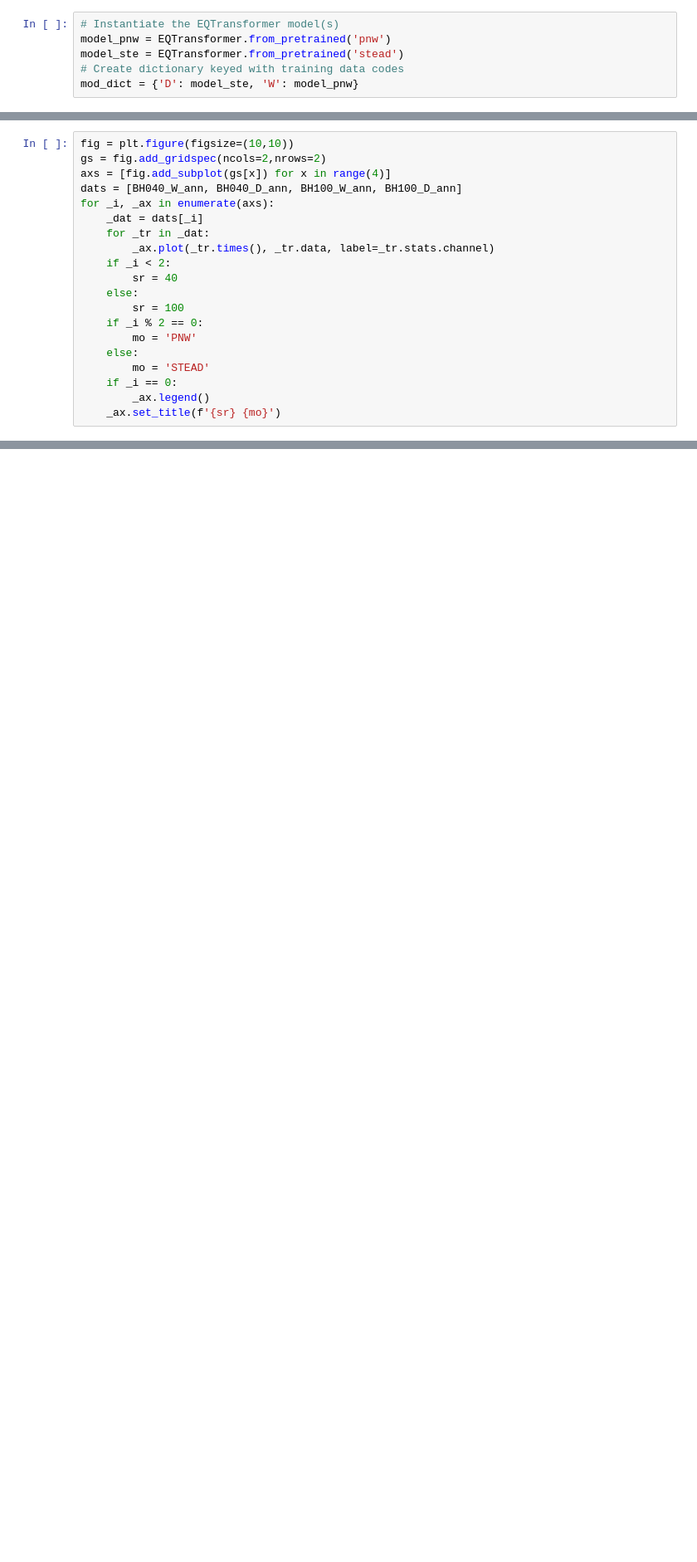
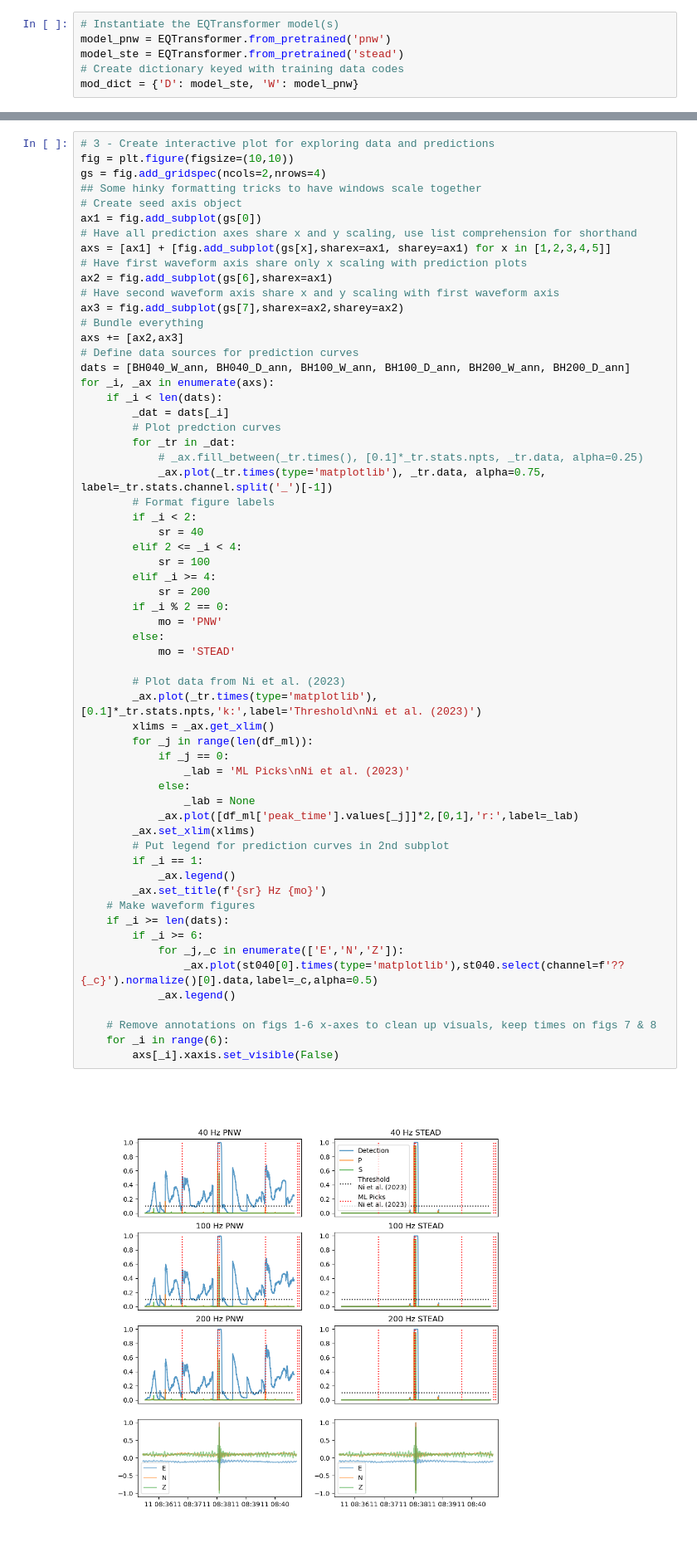
Before and after one commit to pnsn/Sci-Prod-ML, a Jupyter notebook: experiment/Accelerometer_Test_UW.GNW/test_eqt_preprocesses.ipynb, the cells around one changed output, grey strips where cells are left out. Shown at 83% size. Cells and saved outputs as stored; diff of their text form; blank space fills up the shorter version.

Commit message:
Clean up test cases and refactor decon to .py

```diff
--- a/experiment/Accelerometer_Test_UW.GNW/test_eqt_preprocesses.ipynb
+++ b/experiment/Accelerometer_Test_UW.GNW/test_eqt_preprocesses.ipynb
@@ -157,20 +217,0 @@ BH100_D_ann = mod_dict['D'].annotate(st100)
-# %%
-fig = plt.figure(figsize=(10,10))
-gs = fig.add_gridspec(ncols=2,nrows=2)
-axs = [fig.add_subplot(gs[x]) for x in range(4)]
-dats = [BH040_W_ann, BH040_D_ann, BH100_W_ann, BH100_D_ann]
-for _i, _ax in enumerate(axs):
-    _dat = dats[_i]
-    for _tr in _dat:
-        _ax.plot(_tr.times(), _tr.data, label=_tr.stats.channel)
-    if _i < 2:
-        sr = 40
-    else:
-        sr = 100
-    if _i % 2 == 0:
-        mo = 'PNW'
-    else:
-        mo = 'STEAD'
-    if _i == 0:
-        _ax.legend()
-    _ax.set_title(f'{sr} {mo}')
@@ -178,0 +218,62 @@ for _i, _ax in enumerate(axs):
+# %%
+# 3 - Create interactive plot for exploring data and predictions
+fig = plt.figure(figsize=(10,10))
+gs = fig.add_gridspec(ncols=2,nrows=4)
+## Some hinky formatting tricks to have windows scale together
+# Create seed axis object
+ax1 = fig.add_subplot(gs[0])
+# Have all prediction axes share x and y scaling, use list comprehension for shorthand
+axs = [ax1] + [fig.add_subplot(gs[x],sharex=ax1, sharey=ax1) for x in [1,2,3,4,5]]
+# Have first waveform axis share only x scaling with prediction plots
+ax2 = fig.add_subplot(gs[6],sharex=ax1)
+# Have second waveform axis share x and y scaling with first waveform axis
+ax3 = fig.add_subplot(gs[7],sharex=ax2,sharey=ax2)
+# Bundle everything
+axs += [ax2,ax3]
+# Define data sources for prediction curves
+dats = [BH040_W_ann, BH040_D_ann, BH100_W_ann, BH100_D_ann, BH200_W_ann, BH200_D_ann]
+for _i, _ax in enumerate(axs):
+    if _i < len(dats):
+        _dat = dats[_i]
+        # Plot predction curves
+        for _tr in _dat:
+            # _ax.fill_between(_tr.times(), [0.1]*_tr.stats.npts, _tr.data, alpha=0.25)
+            _ax.plot(_tr.times(type='matplotlib'), _tr.data, alpha=0.75, label=_tr.stats.channel.split('_')[-1])
+        # Format figure labels
+        if _i < 2:
+            sr = 40
+        elif 2 <= _i < 4:
+            sr = 100
+        elif _i >= 4:
+            sr = 200
+        if _i % 2 == 0:
+            mo = 'PNW'
+        else:
+            mo = 'STEAD'
+
+        # Plot data from Ni et al. (2023)
+        _ax.plot(_tr.times(type='matplotlib'),[0.1]*_tr.stats.npts,'k:',label='Threshold\nNi et al. (2023)')
+        xlims = _ax.get_xlim()
+        for _j in range(len(df_ml)):
+            if _j == 0:
+                _lab = 'ML Picks\nNi et al. (2023)'
+            else:
+                _lab = None
+            _ax.plot([df_ml['peak_time'].values[_j]]*2,[0,1],'r:',label=_lab)
+        _ax.set_xlim(xlims)
+        # Put legend for prediction curves in 2nd subplot
+        if _i == 1:
+            _ax.legend()
+        _ax.set_title(f'{sr} Hz {mo}')
+    # Make waveform figures
+    if _i >= len(dats):
+        if _i >= 6:
+            for _j,_c in enumerate(['E','N','Z']):
+                _ax.plot(st040[0].times(type='matplotlib'),st040.select(channel=f'??{_c}').normalize()[0].data,label=_c,alpha=0.5)
+            _ax.legend()
+
+    # Remove annotations on figs 1-6 x-axes to clean up visuals, keep times on figs 7 & 8
+    for _i in range(6):
+        axs[_i].xaxis.set_visible(False)
+# %% [output]
+[figure, added]
```
Also changed, not shown: parts of 22 cells of this notebook.
